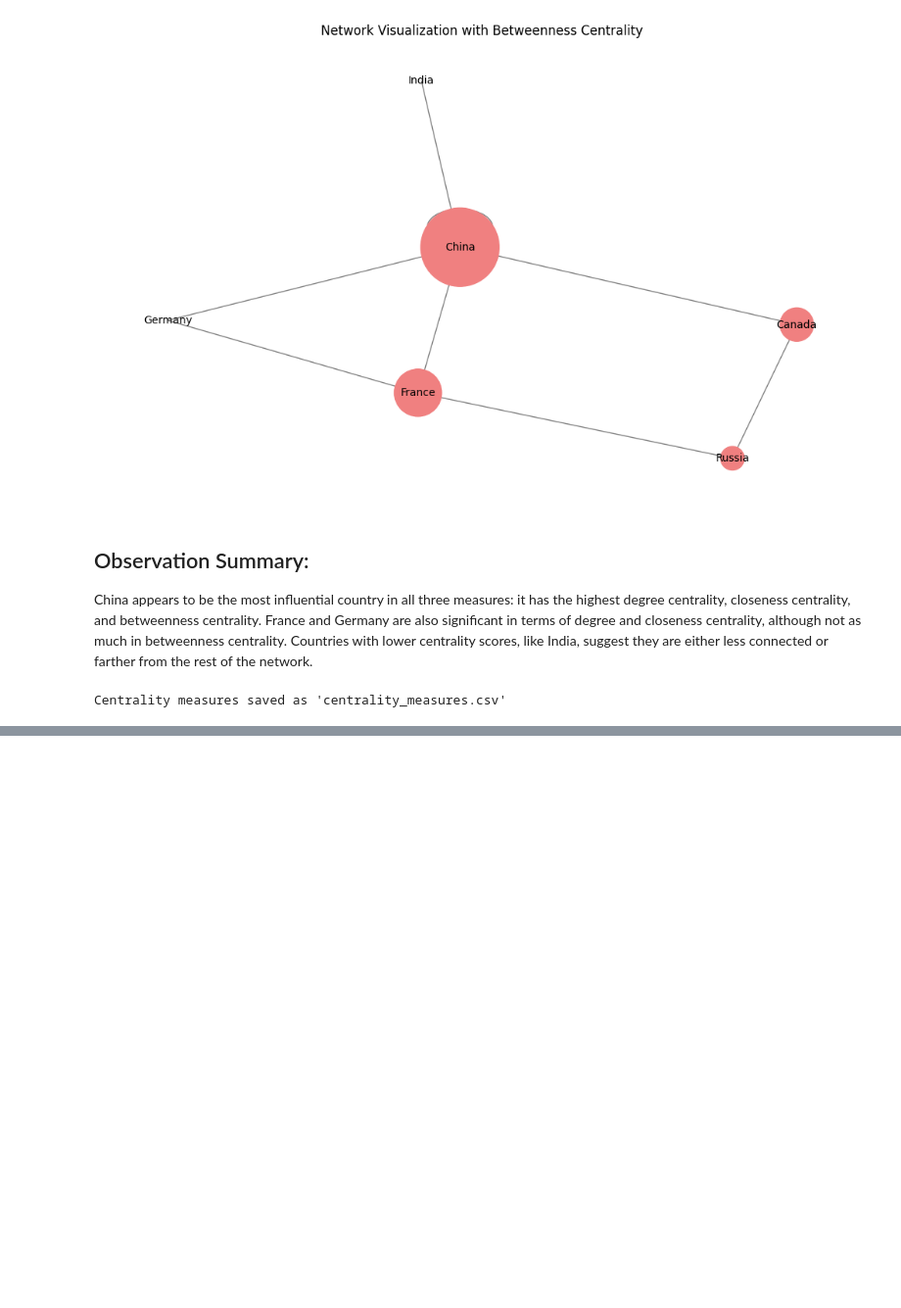
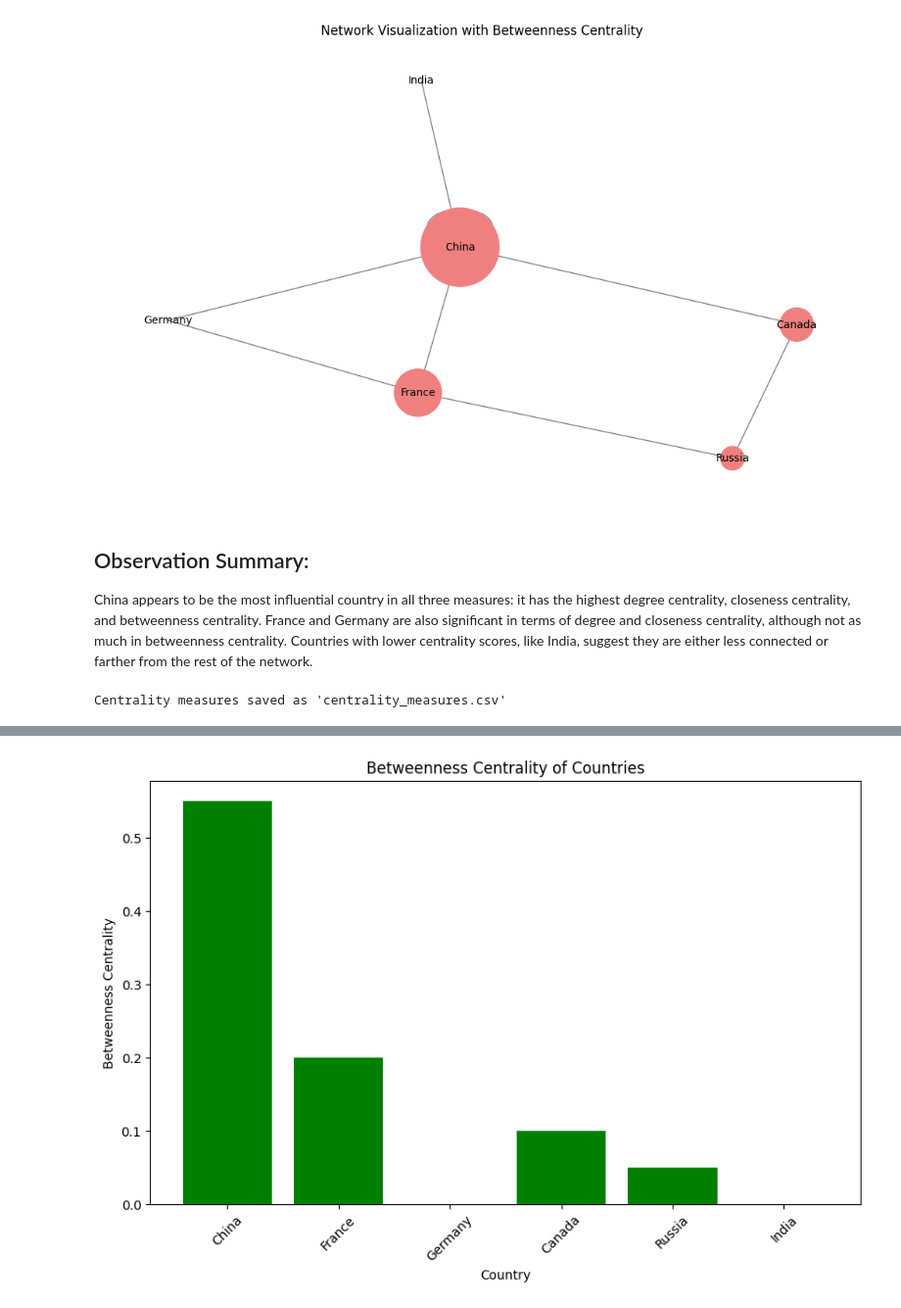
Before and after one commit to 92EvanC/20th_Century, a Jupyter notebook: Network_graph_1.7.ipynb, the cells around one changed output, grey strips where cells are left out. Shown at 98% size. Drawn from its saved outputs; the diff is of its cells as text; code cells hidden in the pictures; blank space fills up the shorter version.

```diff
--- a/Network_graph_1.7.ipynb
+++ b/Network_graph_1.7.ipynb
@@ -233,0 +256,11 @@ Centrality measures saved as 'centrality_measures.csv'
+# %%
+# Visualize Betweenness Centrality
+plt.figure(figsize=(10, 6))
+plt.bar(centrality_df['Country'], centrality_df['Betweenness Centrality'], color='green')
+plt.xlabel('Country')
+plt.ylabel('Betweenness Centrality')
+plt.title('Betweenness Centrality of Countries')
+plt.xticks(rotation=45)
+plt.show()
+# %% [output]
+[figure, added]
```
Also changed, not shown: parts of 2 cells of this notebook.
